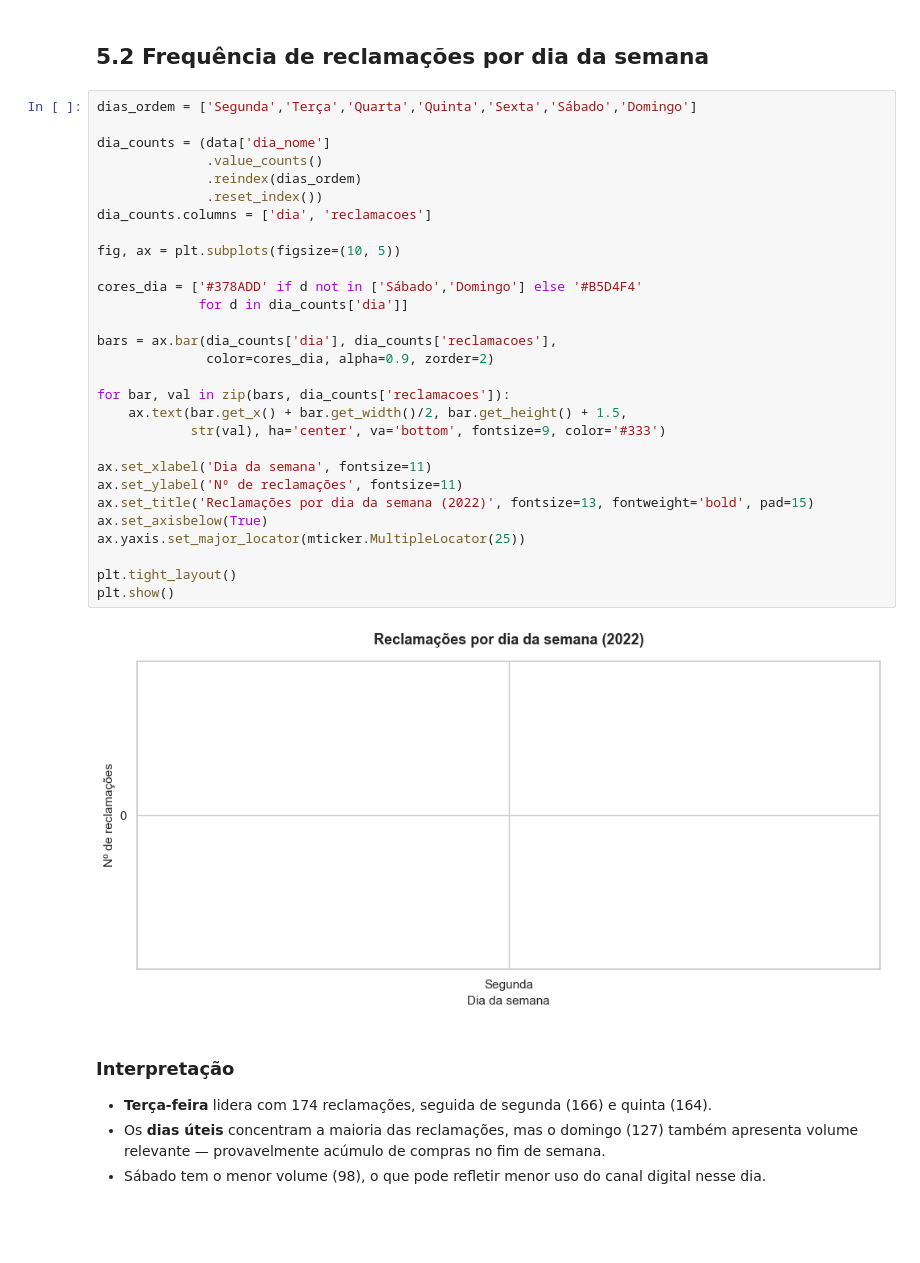
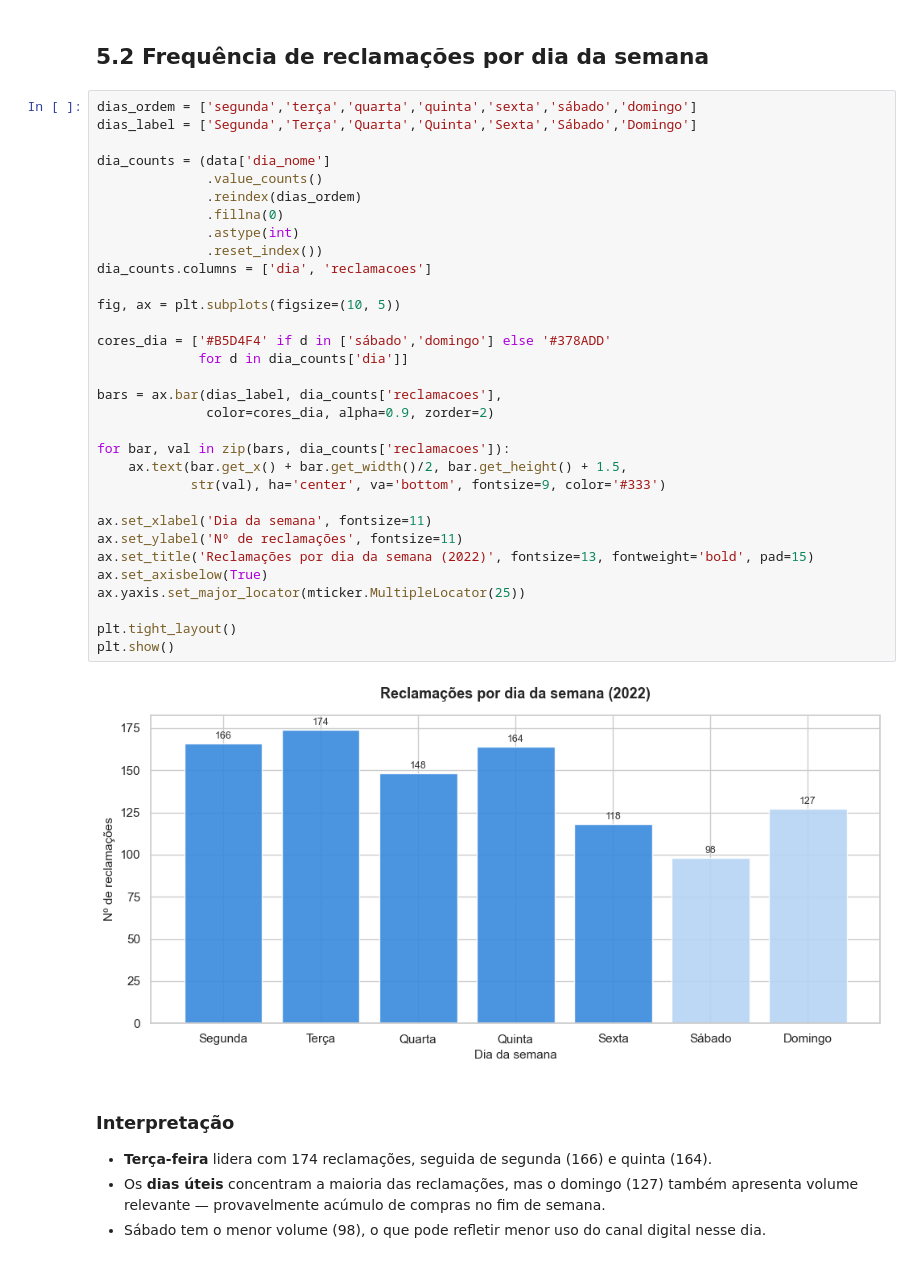
Before and after one commit to ThiagoSevenn/ciencia-de-dados-AV1, a Jupyter notebook: main.ipynb, the cells around one changed output. Drawn from its saved outputs; the diff is of its cells as text; blank space fills up the shorter version.

Commit message:
fix: corrigir seção 5.2 e geração de plot

```diff
--- a/main.ipynb
+++ b/main.ipynb
@@ -412,36 +412,39 @@ plt.show()
 # %% [markdown]
 ## 5.2 Frequência de reclamações por dia da semana
 # %%
-dias_ordem = ['Segunda','Terça','Quarta','Quinta','Sexta','Sábado','Domingo']
+dias_ordem = ['segunda','terça','quarta','quinta','sexta','sábado','domingo']
+dias_label = ['Segunda','Terça','Quarta','Quinta','Sexta','Sábado','Domingo']
 
 dia_counts = (data['dia_nome']
               .value_counts()
               .reindex(dias_ordem)
+              .fillna(0)
+              .astype(int)
               .reset_index())
 dia_counts.columns = ['dia', 'reclamacoes']
 
 fig, ax = plt.subplots(figsize=(10, 5))
 
-cores_dia = ['#378ADD' if d not in ['Sábado','Domingo'] else '#B5D4F4'
+cores_dia = ['#B5D4F4' if d in ['sábado','domingo'] else '#378ADD'
              for d in dia_counts['dia']]
 
-bars = ax.bar(dia_counts['dia'], dia_counts['reclamacoes'],
+bars = ax.bar(dias_label, dia_counts['reclamacoes'],
               color=cores_dia, alpha=0.9, zorder=2)
 
 for bar, val in zip(bars, dia_counts['reclamacoes']):
     ax.text(bar.get_x() + bar.get_width()/2, bar.get_height() + 1.5,
             str(val), ha='center', va='bottom', fontsize=9, color='#333')
 
 ax.set_xlabel('Dia da semana', fontsize=11)
 ax.set_ylabel('Nº de reclamações', fontsize=11)
 ax.set_title('Reclamações por dia da semana (2022)', fontsize=13, fontweight='bold', pad=15)
 ax.set_axisbelow(True)
 ax.yaxis.set_major_locator(mticker.MultipleLocator(25))
 
 plt.tight_layout()
 plt.show()
 # %% [output]
-[figure, old version]
+[figure, new version]
 # %% [markdown]
 ### Interpretação
 
```
